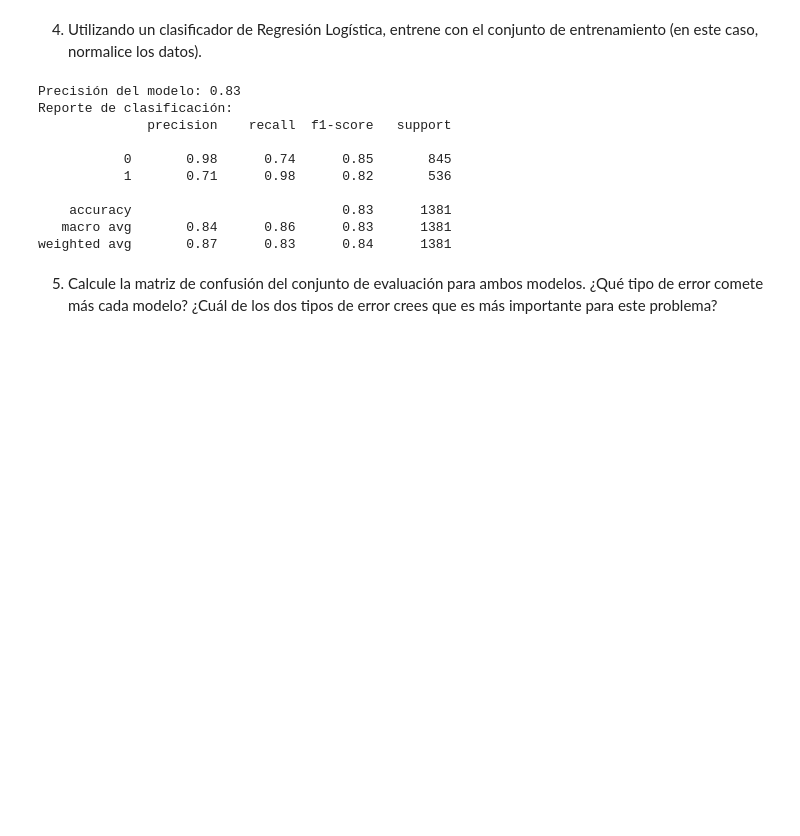
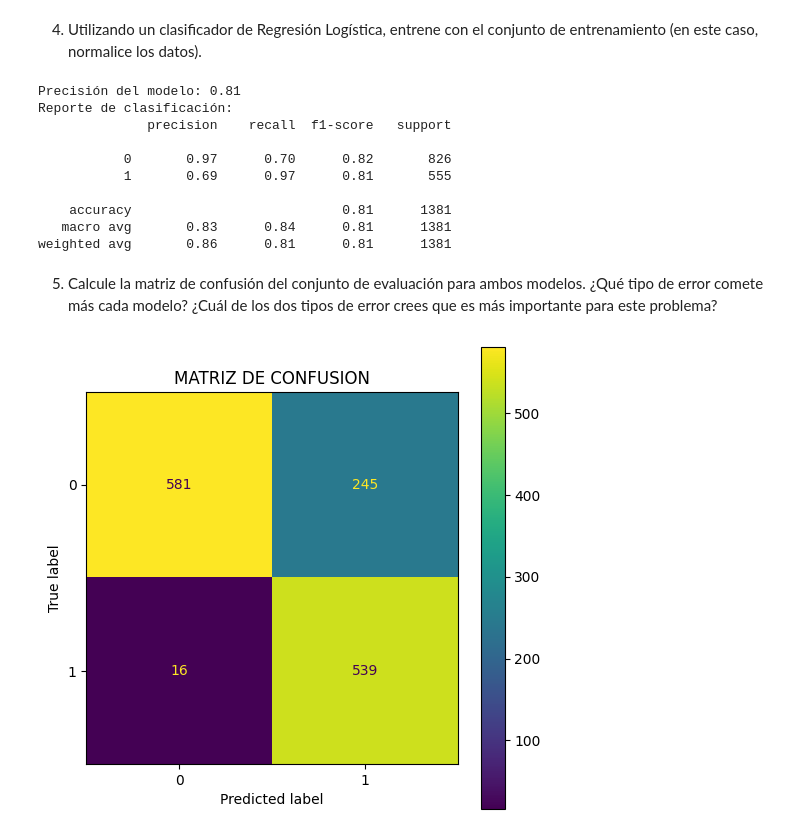
Before and after one commit to monzonlucasfabricio/mse-iia, a Jupyter notebook: SpamDet/spamdet.ipynb, the cells around one changed output. Cells and saved outputs as stored; diff of their text form; code cells hidden in the pictures; blank space fills up the shorter version.

```diff
--- a/SpamDet/spamdet.ipynb
+++ b/SpamDet/spamdet.ipynb
@@ -71,17 +71,18 @@ X_train, X_test, y_train, y_test= train_test_split(X, y, test_size = 0.3)
 3) Utilizando un clasificador de Bayes ingenuo, entrene con el conjunto de entrenamiento.
 # %%
 from sklearn.naive_bayes import CategoricalNB
+from sklearn.naive_bayes import ComplementNB
 from sklearn.metrics import accuracy_score, classification_report
 
-naives_bayes_student = CategoricalNB()
-naives_bayes_student.fit(X_train, y_train)
+naives_bayes_spam = ComplementNB()
+naives_bayes_spam.fit(X_train, y_train)
 
-y_pred = naives_bayes_student.predict(X_test)
-accuracy = accuracy_score(y_test, y_pred)
+y_pred_bayes = naives_bayes_spam.predict(X_test)
+accuracy = accuracy_score(y_test, y_pred_bayes)
 
 print(f"Precisión del modelo: {accuracy:.2f}")
 
 # Generar un reporte de clasificación
 print("Reporte de clasificación:")
-print(classification_report(y_test, y_pred))
+print(classification_report(y_test, y_pred_bayes))
 # %% [output]
@@ -100,10 +110,10 @@ X_test_scaled = scaler.transform(X_test)
 X_train_scaled = pd.DataFrame(X_train_scaled, columns=X.columns)
 X_test_scaled = pd.DataFrame(X_test_scaled, columns=X.columns)
 
-classifier_balance = LogisticRegression(random_state = 0, class_weight="balanced")
-classifier_balance.fit(X_train_scaled, y_train)
+logistic_regression_spam = LogisticRegression(random_state = 0, class_weight="balanced")
+logistic_regression_spam.fit(X_train_scaled, y_train)
 
-y_pred = classifier_balance.predict(X_test)
+y_pred = logistic_regression_spam.predict(X_test)
 accuracy = accuracy_score(y_test, y_pred)
 
 print(f"Precisión del modelo: {accuracy:.2f}")
@@ -112,15 +122,30 @@ print(f"Precisión del modelo: {accuracy:.2f}")
 print("Reporte de clasificación:")
 print(classification_report(y_test, y_pred))
 # %% [output]
-Precisión del modelo: 0.83
+Precisión del modelo: 0.81
 Reporte de clasificación:
               precision    recall  f1-score   support
 
-           0       0.98      0.74      0.85       845
-           1       0.71      0.98      0.82       536
+           0       0.97      0.70      0.82       826
+           1       0.69      0.97      0.81       555
 
-    accuracy                           0.83      1381
-   macro avg       0.84      0.86      0.83      1381
-weighted avg       0.87      0.83      0.84      1381
+    accuracy                           0.81      1381
+   macro avg       0.83      0.84      0.81      1381
+weighted avg       0.86      0.81      0.81      1381
 # %% [markdown]
 5) Calcule la matriz de confusión del conjunto de evaluación para ambos modelos. ¿Qué tipo de error comete más cada modelo? ¿Cuál de los dos tipos de error crees que es más importante para este problema?
+# %%
+from sklearn.metrics import confusion_matrix, ConfusionMatrixDisplay
+
+y_pred_regression = logistic_regression_spam.predict(X_test)
+
+cm_bayesd = confusion_matrix(y_test, y_pred_regression)
+disp = ConfusionMatrixDisplay(confusion_matrix=cm_bayesd,
+                              display_labels=logistic_regression_spam.classes_)
+
+fig, ax = plt.subplots(figsize=(6,6))
+ax.grid(False)
+disp.plot(ax=ax)
+ax.set_title("MATRIZ DE CONFUSION");
+# %% [output]
+[figure, added]
```
Also changed, not shown: parts of 10 cells of this notebook.
